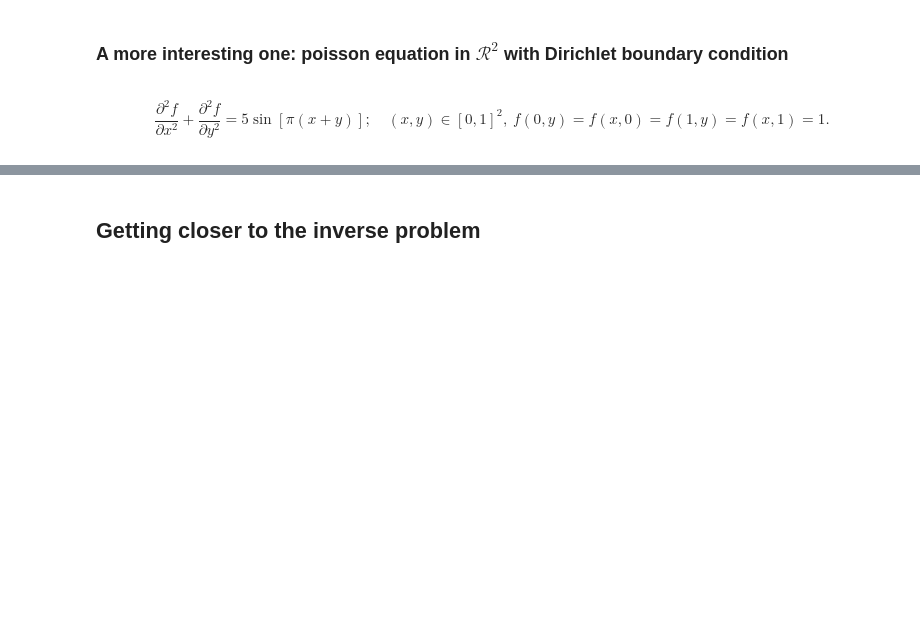
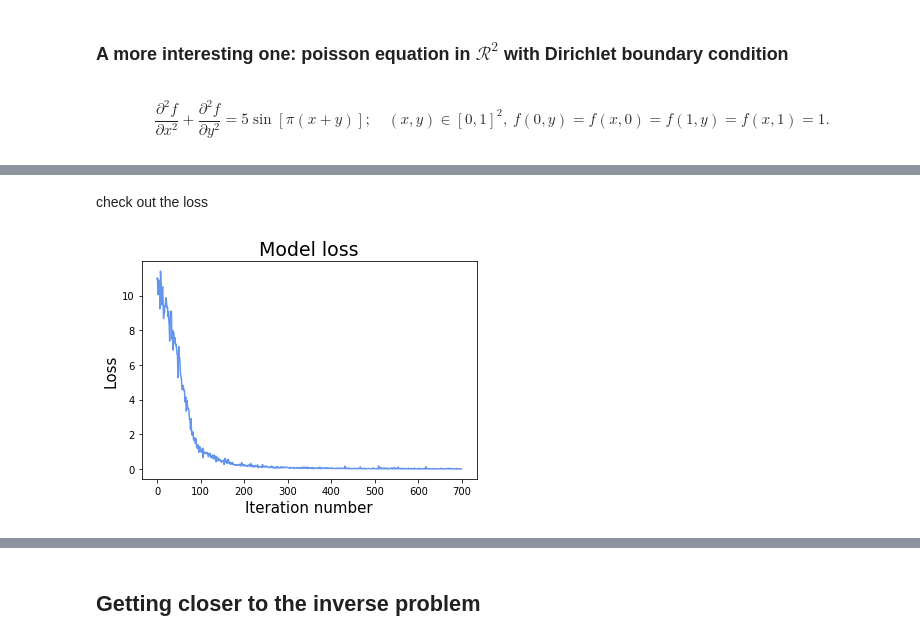
Before and after one commit to analysiscenter/pydens, a Jupyter notebook: examples/pydens_sem.ipynb, the cells around one changed output, grey strips where cells are left out. Cells and saved outputs as stored; diff of their text form; code cells hidden in the pictures; blank space fills up the shorter version.

```diff
--- a/examples/pydens_sem.ipynb
+++ b/examples/pydens_sem.ipynb
@@ -90 +109,3 @@ laplace = lambda u, x, y: '...'
+# %%
+boundary_condition = 1
 # %% [markdown]
@@ -92,2 +113,2 @@ laplace = lambda u, x, y: '...'
 # %%
-s = NumpySampler('uniform') | NumpySampler('normal', dim=2, scale=0.2) + (0.5, 0.5)
+s = NumpySampler('uniform', dim=2) | (NumpySampler('normal', dim=2, scale=0.2) + (0.5, 0.5))
@@ -93,0 +117,6 @@ s = NumpySampler('uniform') | NumpySampler('normal', dim=2, scale=0.2) + (0.5, 0
+# %%
+pde = {'n_dims': n_dims,
+       'form': form,
+       'boundary_condition': boundary_condition}
+
+config = {'pde': pde}
@@ -93,0 +125,3 @@ s = NumpySampler('uniform') | NumpySampler('normal', dim=2, scale=0.2) + (0.5, 0
+# %%
+model = Solver(config)
+model.fit(batch_size=150, sampler=s, n_iters=700, bar='notebook')
@@ -93,0 +130,6 @@ s = NumpySampler('uniform') | NumpySampler('normal', dim=2, scale=0.2) + (0.5, 0
+# %% [markdown]
+check out the loss
+# %%
+plot_loss(model.loss[:], color='cornflowerblue')
+# %% [output]
+[figure, added]
```
Also changed, not shown: parts of 40 cells of this notebook, 2 other files.
